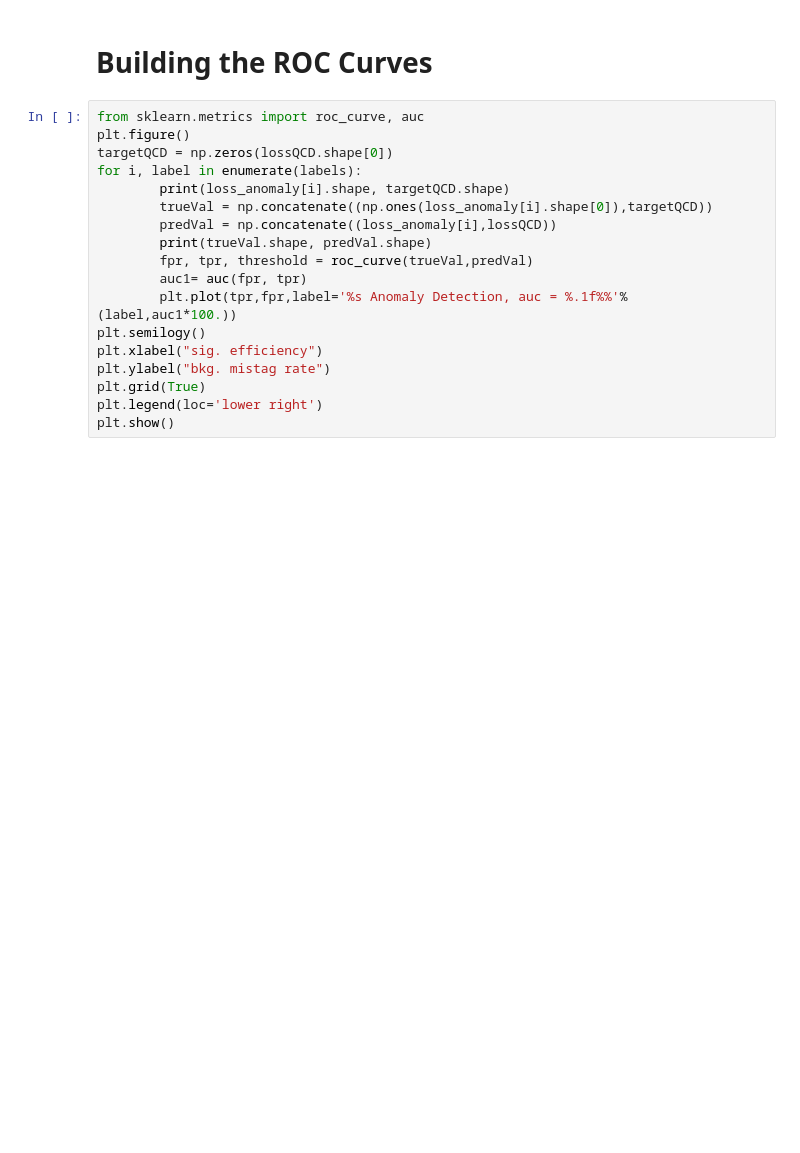
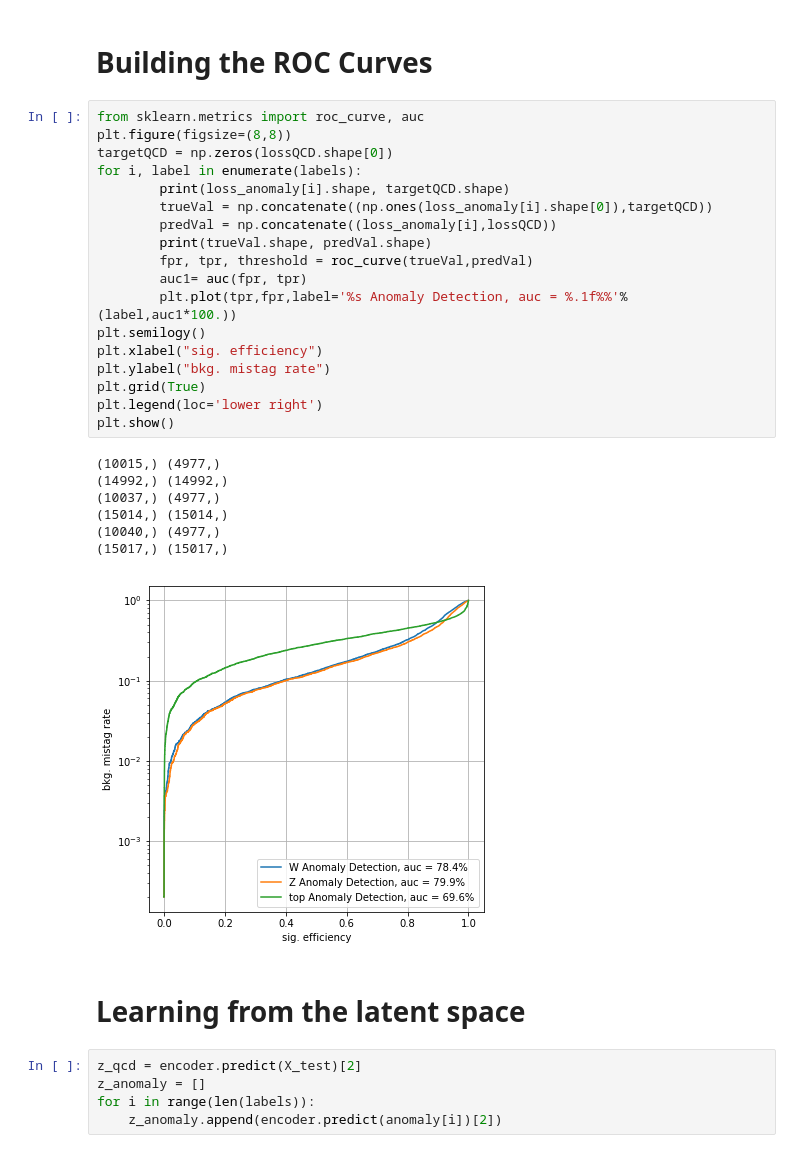
Before and after one commit to pierinim/tutorials, a Jupyter notebook: HiggsSchool/Lecture4/Notebook7_VAE_Conv2D.ipynb, the cells around one changed output. Cells and saved outputs as stored; diff of their text form; blank space fills up the shorter version.

```diff
--- a/HiggsSchool/Lecture4/Notebook7_VAE_Conv2D.ipynb
+++ b/HiggsSchool/Lecture4/Notebook7_VAE_Conv2D.ipynb
@@ -345,19 +352,34 @@ plt.show()
 # Building the ROC Curves
 # %%
 from sklearn.metrics import roc_curve, auc
-plt.figure()
+plt.figure(figsize=(8,8))
 targetQCD = np.zeros(lossQCD.shape[0])
 for i, label in enumerate(labels):
         print(loss_anomaly[i].shape, targetQCD.shape)
         trueVal = np.concatenate((np.ones(loss_anomaly[i].shape[0]),targetQCD))
         predVal = np.concatenate((loss_anomaly[i],lossQCD))
         print(trueVal.shape, predVal.shape)
         fpr, tpr, threshold = roc_curve(trueVal,predVal)
         auc1= auc(fpr, tpr)
         plt.plot(tpr,fpr,label='%s Anomaly Detection, auc = %.1f%%'%(label,auc1*100.))
 plt.semilogy()
 plt.xlabel("sig. efficiency")
 plt.ylabel("bkg. mistag rate")
 plt.grid(True)
 plt.legend(loc='lower right')
 plt.show()
+# %% [output]
+(10015,) (4977,)
+(14992,) (14992,)
+(10037,) (4977,)
+(15014,) (15014,)
+(10040,) (4977,)
+(15017,) (15017,)
+[figure, added]
+# %% [markdown]
+# Learning from the latent space
+# %%
+z_qcd = encoder.predict(X_test)[2]
+z_anomaly = []
+for i in range(len(labels)):
+    z_anomaly.append(encoder.predict(anomaly[i])[2])
```
Also changed, not shown: parts of 9 cells of this notebook.
